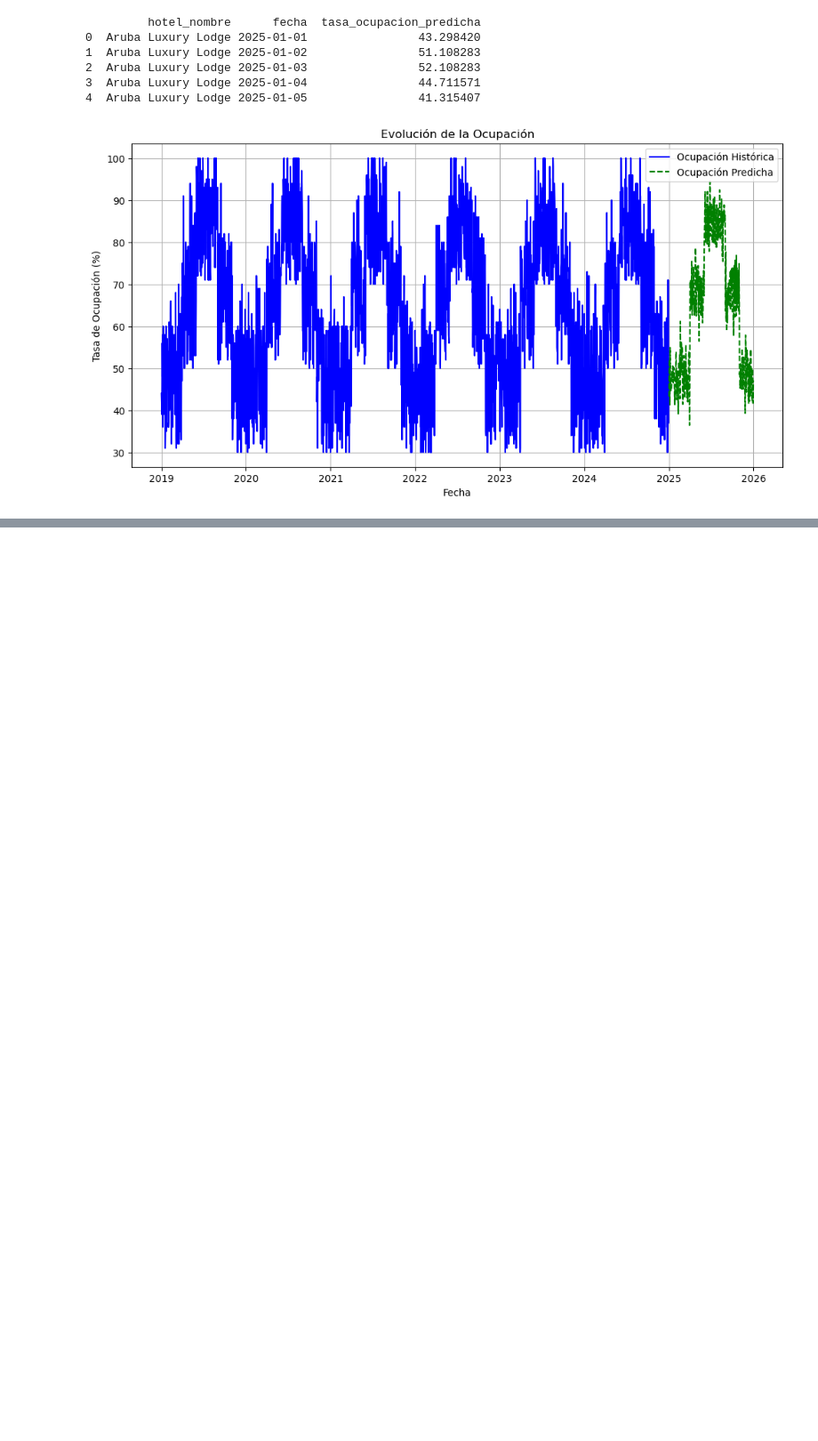
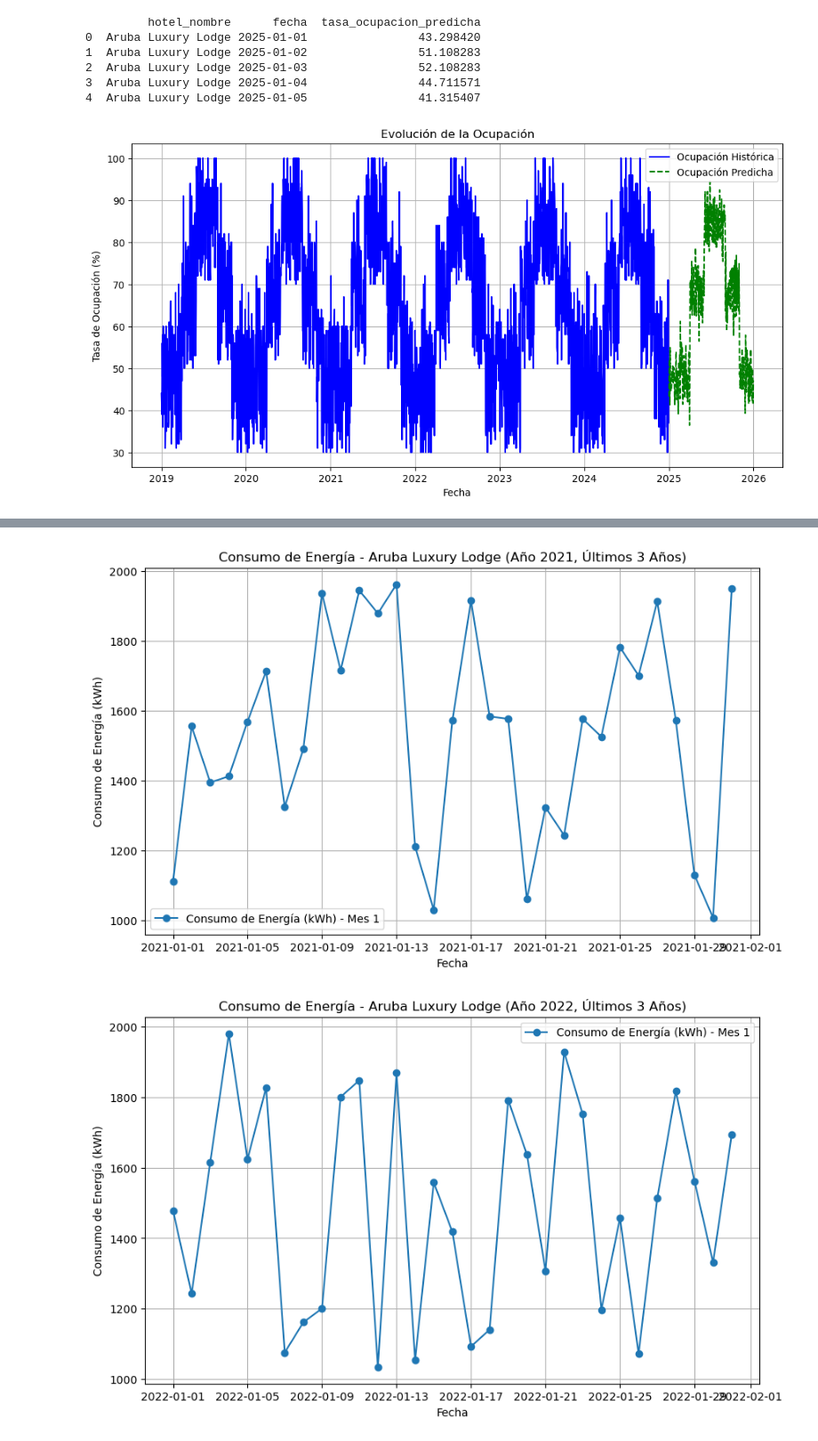
Before and after one commit to pparramen/HPE-Fase2-LoyolaIA1, a Jupyter notebook: notebooks/Notebook.ipynb, the cells around one changed output, grey strips where cells are left out. Shown at 89% size. Cells and saved outputs as stored; diff of their text form; code cells hidden in the pictures; blank space fills up the shorter version.

```diff
--- a/notebooks/Notebook.ipynb
+++ b/notebooks/Notebook.ipynb
@@ -140,0 +187,27 @@ plt.show()
+# %%
+
+hotel_nombre = "Aruba Luxury Lodge"
+anio_actual = 2024
+datos_filtrados = sostenibilidad[
+    (sostenibilidad['hotel_nombre'] == hotel_nombre) &
+    (sostenibilidad['mes'] == 1) &
+    (sostenibilidad['año'] >= anio_actual - 3)
+]
+
+# Crear una lista de meses únicos en los datos filtrados
+años_unicos = datos_filtrados['año'].unique()
+
+# Iterar sobre cada mes y graficar los datos correspondientes
+for año in años_unicos:
+    datos_mes = datos_filtrados[datos_filtrados['año'] == año]
+    plt.figure(figsize=(10, 6))
+    plt.plot(datos_mes['fecha'], datos_mes['residuos_generados_kg'], marker='o', label=f'Consumo de Energía (kWh) - Mes {mes}')
+    plt.title(f'Consumo de Energía - {hotel_nombre} (Año {año}, Últimos 3 Años)')
+    plt.xlabel('Fecha')
+    plt.ylabel('Consumo de Energía (kWh)')
+    plt.grid()
+    plt.legend()
+    plt.show()
+# %% [output]
+[figure, added]
+[figure, added]
```
Also changed, not shown: parts of 15 cells of this notebook, 2 other files.
